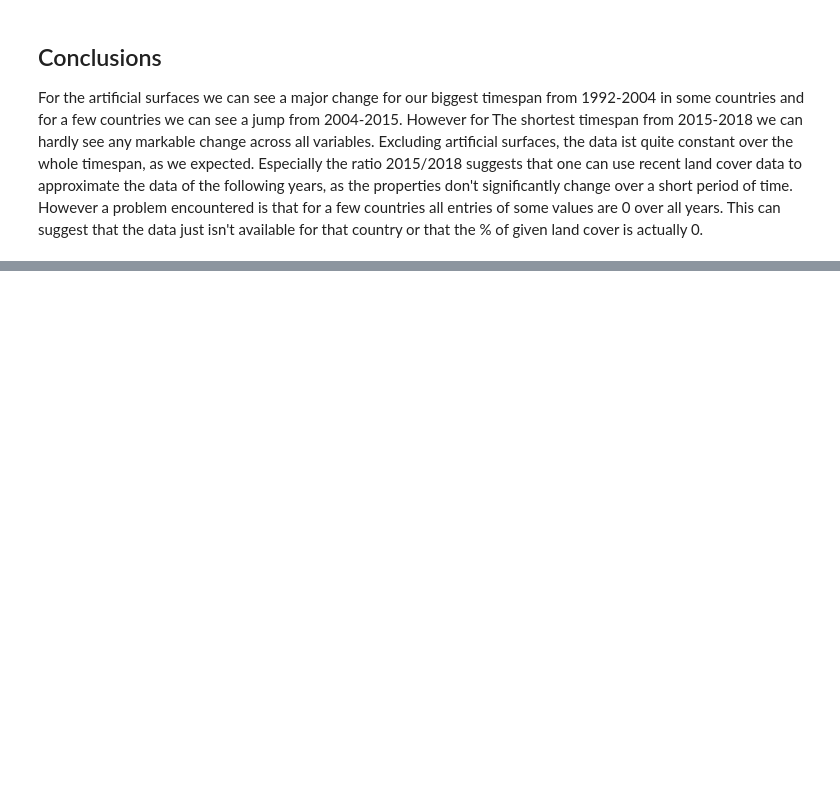
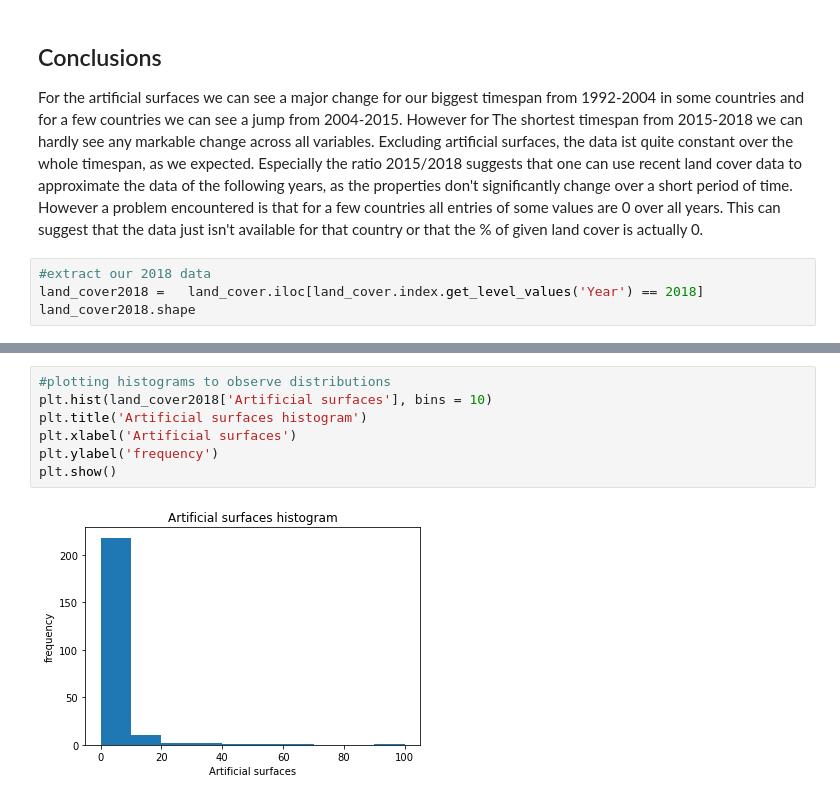
Before and after one commit to MarkusKiesel93/DOPPThreatenedSpecies, a Jupyter notebook: land_cover.ipynb, the cells around one changed output, grey strips where cells are left out. Drawn from its saved outputs; the diff is of its cells as text; blank space fills up the shorter version.

Commit message:
include histograms and write 2018 data to csv

```diff
--- a/land_cover.ipynb
+++ b/land_cover.ipynb
@@ -287,3 +288,7 @@ plt.show()
 # %% [markdown]
 ## Conclusions
 For the artificial surfaces we can see a major change for our biggest timespan from 1992-2004 in some countries and for a few countries we can see a jump from 2004-2015. However for The shortest timespan from 2015-2018 we can hardly see any markable change across all variables. Excluding artificial surfaces, the data ist quite constant over the whole timespan, as we expected. Especially the ratio 2015/2018 suggests that one can use recent land cover data to approximate the data of the following years, as the properties don't significantly change over a short period of time. However a problem encountered is that for a few countries all entries of some values are 0 over all years. This can suggest that the data just isn't available for that country or that the % of given land cover is actually 0.
+# %%
+#extract our 2018 data
+land_cover2018 =   land_cover.iloc[land_cover.index.get_level_values('Year') == 2018]
+land_cover2018.shape
@@ -289,0 +310,9 @@ For the artificial surfaces we can see a major change for our biggest timespan f
+# %%
+#plotting histograms to observe distributions
+plt.hist(land_cover2018['Artificial surfaces'], bins = 10)
+plt.title('Artificial surfaces histogram')
+plt.xlabel('Artificial surfaces')
+plt.ylabel('frequency')
+plt.show()
+# %% [output]
+[figure, added]
```
Also changed, not shown: parts of 12 cells of this notebook, 1 other file.
